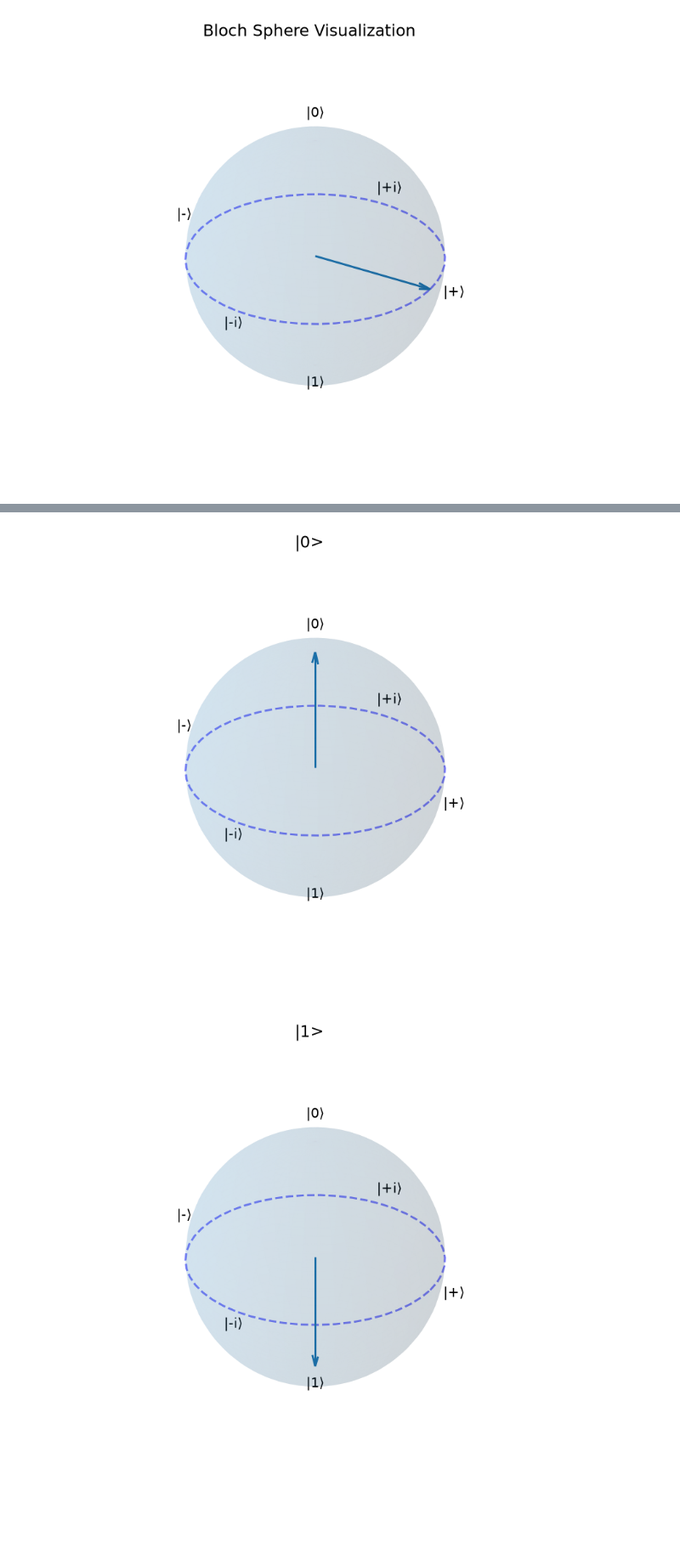
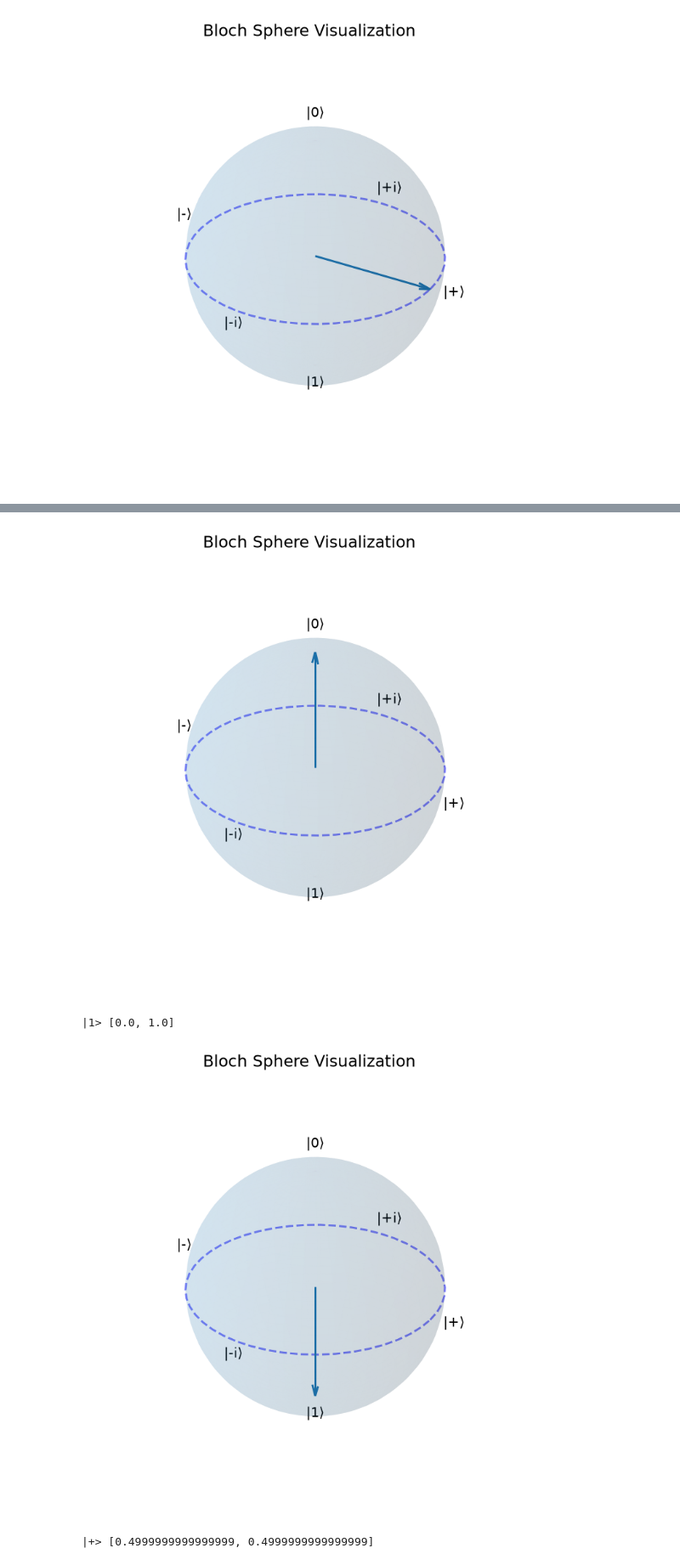
Before and after one commit to qilimanjaro-tech/pycon-greece-2026-qilisdk-tutorial, a Jupyter notebook: notebooks/solutions/01_foundations.ipynb, the cells around one changed output, grey strips where cells are left out. Shown at 85% size. Drawn from its saved outputs; the diff is of its cells as text; code cells hidden in the pictures; blank space fills up the shorter version.

```diff
--- a/notebooks/solutions/01_foundations.ipynb
+++ b/notebooks/solutions/01_foundations.ipynb
@@ -183,19 +201,13 @@ The last two rows have the same measurement probabilities but different relative
 # %%
-from qilisdk.utils.visualization import QTensorStyle
-
 states = {
     "|0>": ket(0),
     "|1>": ket(1),
-    "|+>": QTensor.uniform(1),                 # = (|0> + |1>)/sqrt(2)
-    "|->": (ket(0) - ket(1)).normalized(),     # = (|0> - |1>)/sqrt(2)
+    "|+>": QTensor.uniform(1),
+    "|->": (ket(0) - ket(1)).normalized(),
 }
 
-for name, s in states.items():
-    amps = np.round(s.dense().ravel(), 3)
-    p0, p1 = [round(p, 3) for p in s.probabilities()]
-    print(f"{name}:  amplitudes {amps}   P(0) = {p0}   P(1) = {p1}")
-
-# Each state as a point on the Bloch sphere: |0>/|1> at the poles, |+>/|-> on the equator.
-for name, s in states.items():
-    s.draw(style=QTensorStyle(title=name))
+# |0> and |1> sit at the poles, |+> and |-> on the equator
+for name, state in states.items():
+    print(name, state.probabilities())
+    state.draw()
 # %% [output]
@@ -206,2 +215,4 @@ for name, s in states.items():
-[figure, old version]
+[figure, new version]
+|1> [0.0, 1.0]
-[figure, old version]
+[figure, new version]
+|+> [0.4999999999999999, 0.4999999999999999]
```
Also changed, not shown: parts of 20 cells of this notebook, 8 other files.
